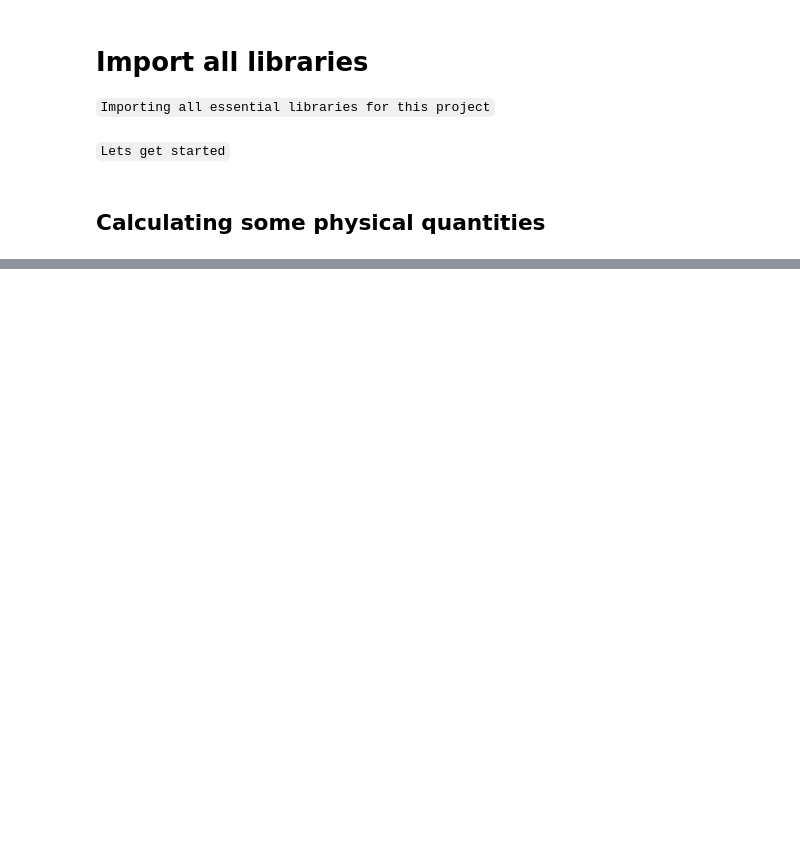
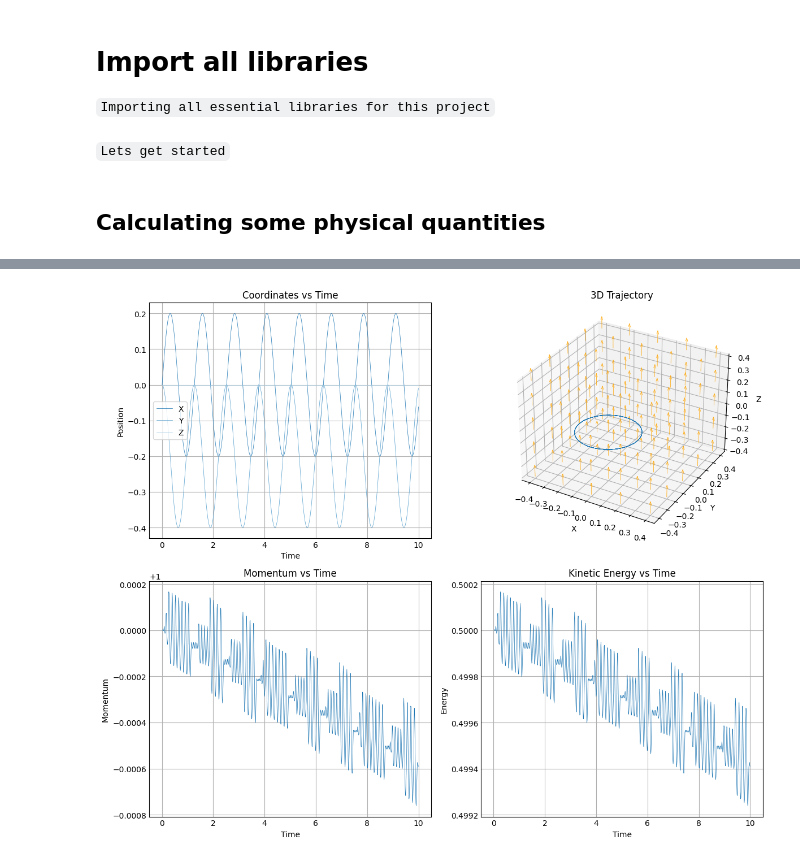
Before and after one commit to SUPARNAJIT-lang/Charge-particle-in-Electric-and-magnetic-field, a Jupyter notebook: Charged_particle.ipynb, the cells around one changed output, grey strips where cells are left out. Drawn from its saved outputs; the diff is of its cells as text; code cells hidden in the pictures; blank space fills up the shorter version.

```diff
--- a/Charged_particle.ipynb
+++ b/Charged_particle.ipynb
@@ -86,0 +88,73 @@ plt.tight_layout()
+# %%
+# Solve using solve_ivp
+t_span = (0.01, 100)
+y0 = state0
+
+# Wrapper for solve_ivp which expects fun(t, y)
+def acc_ivp(t, state):
+    return acc(state, t)
+
+sol_ivp = solve_ivp(acc_ivp, t_span, y0, t_eval=t, method='Radau')
+# %%
+# Visualization
+fig = plt.figure(figsize=(12, 10))
+
+# Calculate quantities
+vx = sol_ivp.y[3]
+vy = sol_ivp.y[4]
+vz = sol_ivp.y[5]
+v_mod = np.sqrt(vx**2 + vy**2 + vz**2)
+P = m * v_mod
+KE = 0.5 * m * v_mod**2
+
+# 1. Coordinates vs Time (Combined)
+ax1 = fig.add_subplot(2, 2, 1)
+ax1.plot(sol_ivp.t, sol_ivp.y[0],linewidth=0.5, label='X')
+ax1.plot(sol_ivp.t, sol_ivp.y[1],linewidth=0.5, label='Y')
+ax1.plot(sol_ivp.t, sol_ivp.y[2],linewidth=0.5, label='Z')
+ax1.set_title('Coordinates vs Time')
+ax1.set_xlabel('Time')
+ax1.set_ylabel('Position')
+ax1.legend()
+ax1.grid(True)
+
+# 2. 3D Trajectory
+
+n=5
+
+
+
+x1 = np.linspace(-0.4,0.4, n)
+y1 = np.linspace(-0.4,0.4, n)
+z1 = np.linspace(-0.4,0.4, n)
+X, Y, Z = np.meshgrid(x1, y1, z1)
+ax2 = fig.add_subplot(2, 2, 2, projection='3d')
+ax2.plot(sol_ivp.y[0], sol_ivp.y[1], sol_ivp.y[2],linewidth=0.5)
+ax2.quiver(X, Y, Z, B[0]*0.02, B[1]*0.02, B[2]*0.02,color='orange',linewidth=0.5)
+ax2.set_title('3D Trajectory')
+ax2.set_xlabel('X')
+ax2.set_ylabel('Y')
+ax2.set_zlabel('Z')
+ax2.grid(True)
+
+
+# 3. Momentum vs Time
+ax3 = fig.add_subplot(2, 2, 3)
+ax3.plot(sol_ivp.t, P,linewidth=0.5)
+ax3.set_title('Momentum vs Time')
+ax3.set_xlabel('Time')
+ax3.set_ylabel('Momentum')
+ax3.grid(True)
+
+# 4. Kinetic Energy vs Time
+ax4 = fig.add_subplot(2, 2, 4)
+ax4.plot(sol_ivp.t, KE,linewidth=0.5)
+ax4.set_title('Kinetic Energy vs Time')
+ax4.set_xlabel('Time')
+ax4.set_ylabel('Energy')
+ax4.grid(True)
+
+plt.tight_layout()
+plt.show()
+# %% [output]
+[figure, added]
```
Also changed, not shown: parts of 3 cells of this notebook.
